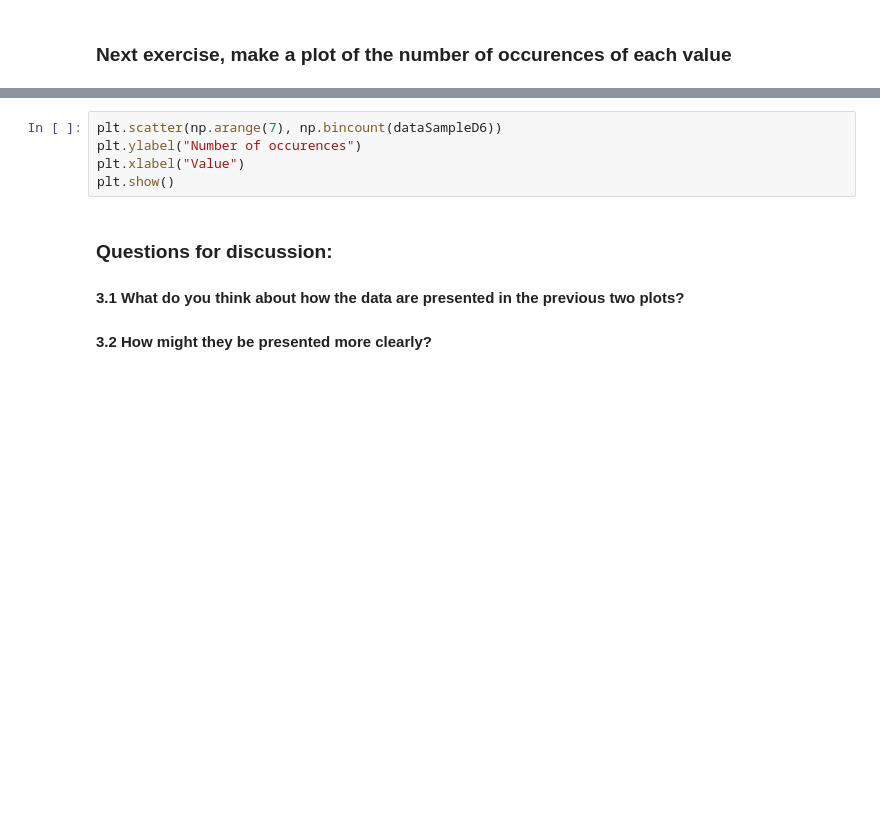
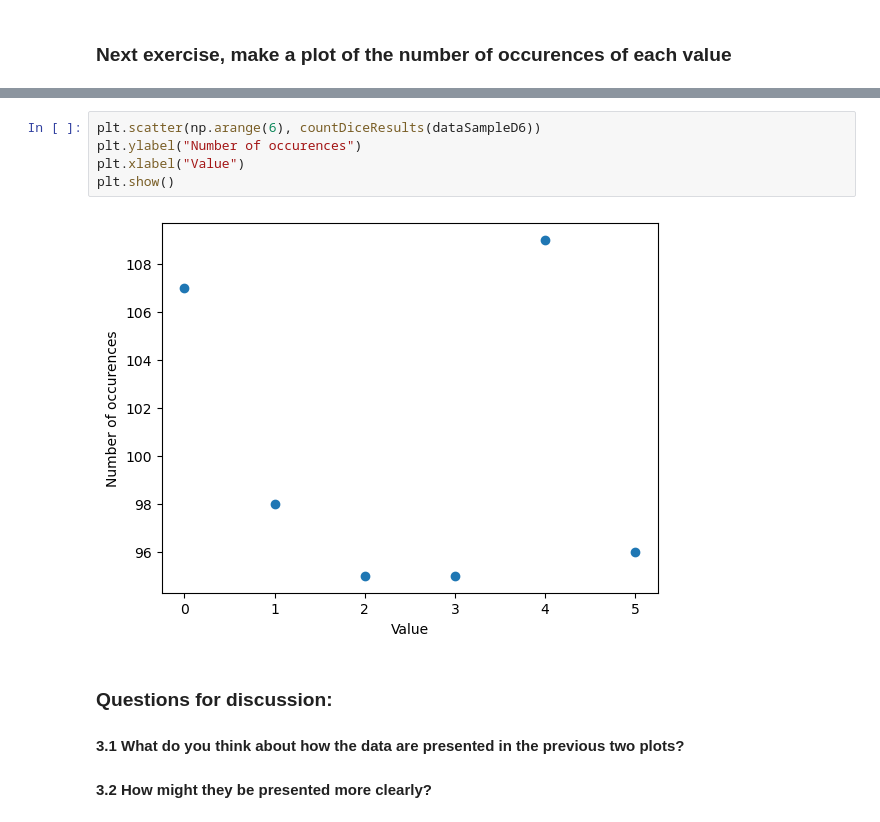
Before and after one commit to KIPAC/Physics89L, a Jupyter notebook: nb/01_02_Dice_Rolls_and_Histograms.ipynb, the cells around one changed output, grey strips where cells are left out. Cells and saved outputs as stored; diff of their text form; blank space fills up the shorter version.

```diff
--- a/nb/01_02_Dice_Rolls_and_Histograms.ipynb
+++ b/nb/01_02_Dice_Rolls_and_Histograms.ipynb
@@ -118,8 +135,10 @@ plt.show()
 # %%
-plt.scatter(np.arange(7), np.bincount(dataSampleD6))
+plt.scatter(np.arange(6), countDiceResults(dataSampleD6))
 plt.ylabel("Number of occurences")
 plt.xlabel("Value")
 plt.show()
+# %% [output]
+[figure, added]
 # %% [markdown]
 ### Questions for discussion:
 
```
Also changed, not shown: parts of 28 cells of this notebook, 1 other file.
